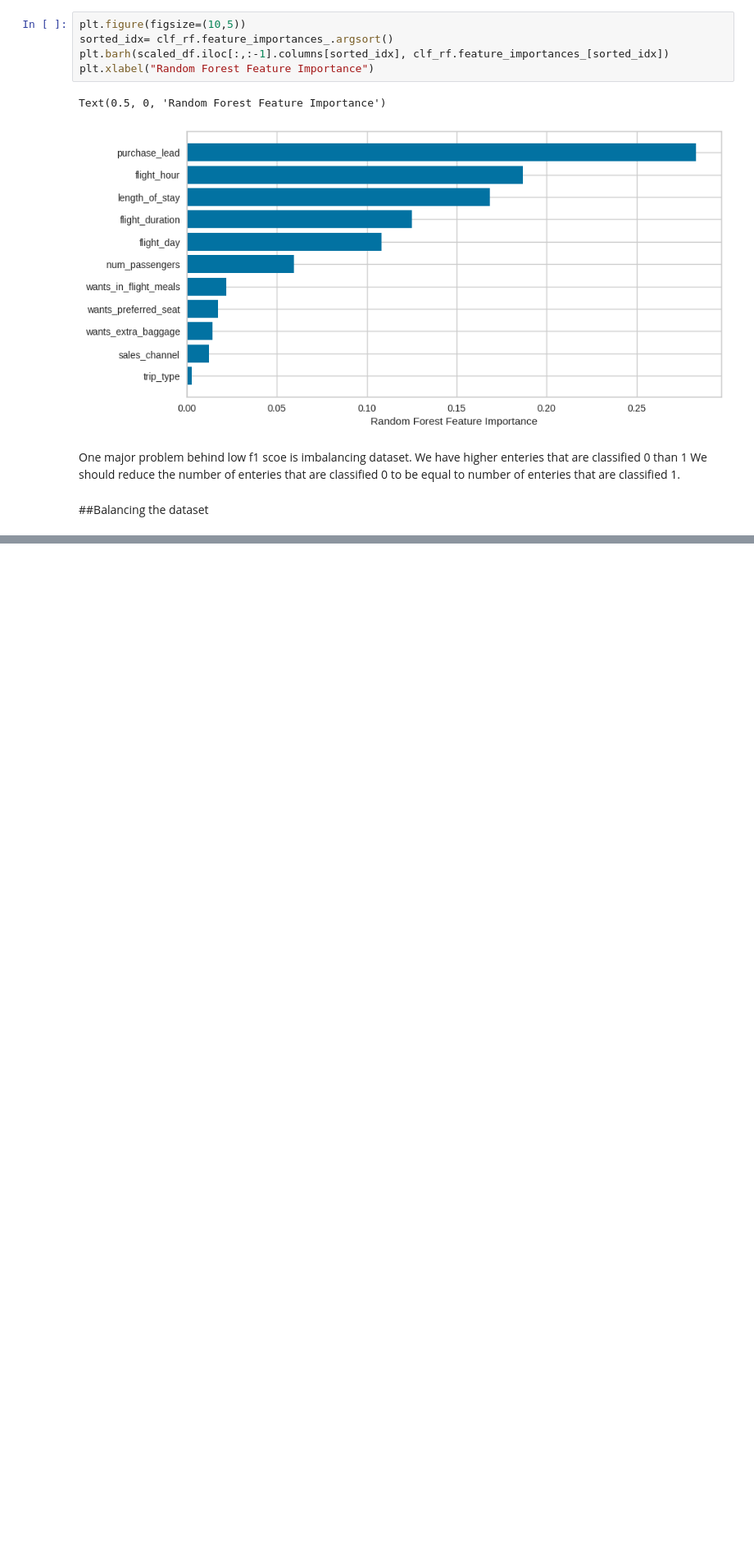
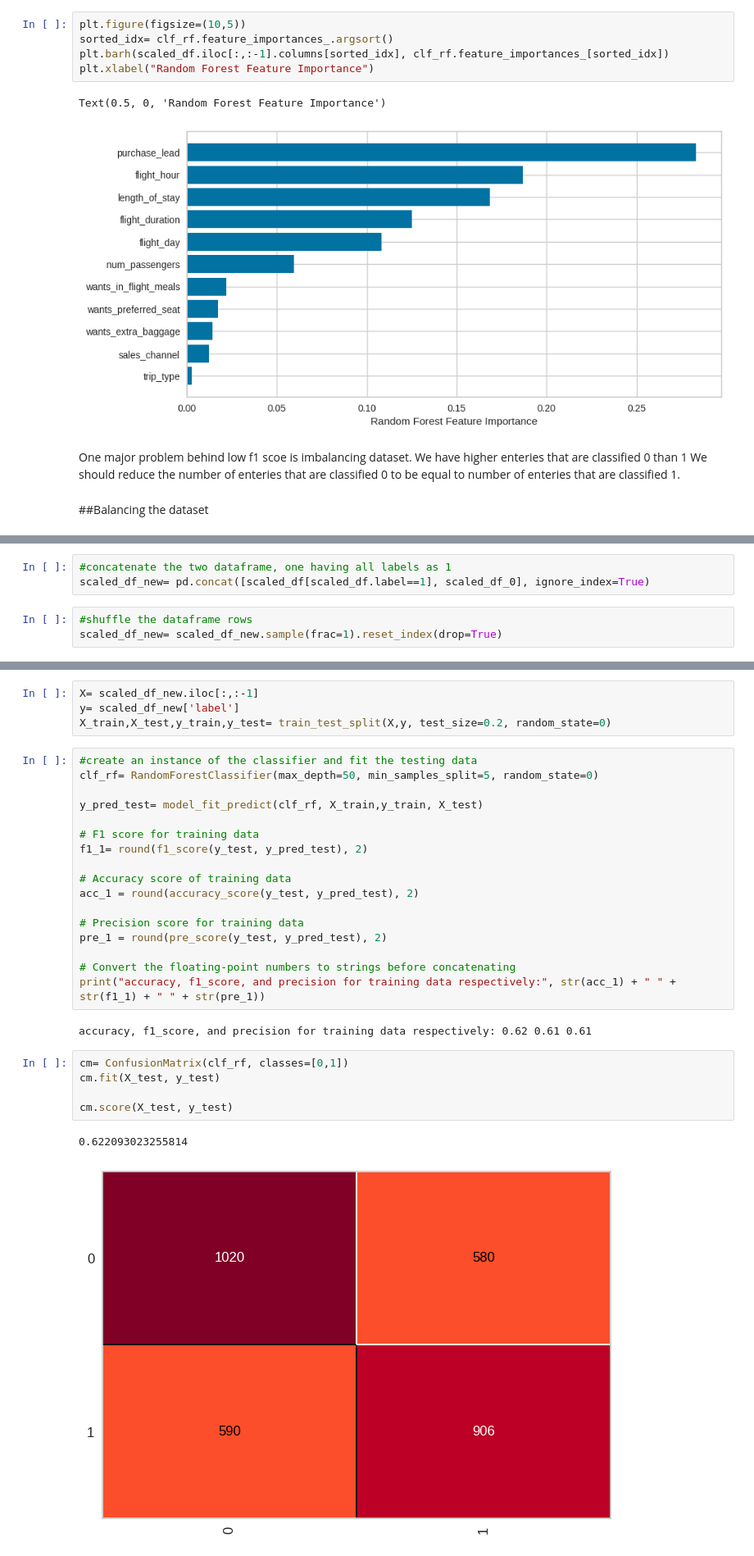
Before and after one commit to i-ninte/machine_learning, a Jupyter notebook: BA_prediction.ipynb, the cells around one changed output, grey strips where cells are left out. Shown: that part at 82% size. Saved outputs shown, nothing was run; the diff lists cells and outputs as text; blank space fills up the shorter version.

```diff
--- a/BA_prediction.ipynb
+++ b/BA_prediction.ipynb
@@ -423,0 +433,6 @@ We should reduce the number of enteries that are classified 0 to be equal to num
+# %%
+#concatenate the two dataframe, one having all labels as 1
+scaled_df_new= pd.concat([scaled_df[scaled_df.label==1], scaled_df_0], ignore_index=True)
+# %%
+#shuffle the dataframe rows
+scaled_df_new= scaled_df_new.sample(frac=1).reset_index(drop=True)
@@ -423,0 +455,31 @@ We should reduce the number of enteries that are classified 0 to be equal to num
+# %%
+X= scaled_df_new.iloc[:,:-1]
+y= scaled_df_new['label']
+X_train,X_test,y_train,y_test= train_test_split(X,y, test_size=0.2, random_state=0)
+# %%
+#create an instance of the classifier and fit the testing data
+clf_rf= RandomForestClassifier(max_depth=50, min_samples_split=5, random_state=0)
+
+y_pred_test= model_fit_predict(clf_rf, X_train,y_train, X_test)
+
+# F1 score for training data
+f1_1= round(f1_score(y_test, y_pred_test), 2)
+
+# Accuracy score of training data
+acc_1 = round(accuracy_score(y_test, y_pred_test), 2)
+
+# Precision score for training data
+pre_1 = round(pre_score(y_test, y_pred_test), 2)
+
+# Convert the floating-point numbers to strings before concatenating
+print("accuracy, f1_score, and precision for training data respectively:", str(acc_1) + " " + str(f1_1) + " " + str(pre_1))
+# %% [output]
+accuracy, f1_score, and precision for training data respectively: 0.62 0.61 0.61
+# %%
+cm= ConfusionMatrix(clf_rf, classes=[0,1])
+cm.fit(X_test, y_test)
+
+cm.score(X_test, y_test)
+# %% [output]
+0.622093023255814
+[figure, added]
```
Also changed, not shown: parts of 4 cells of this notebook.
